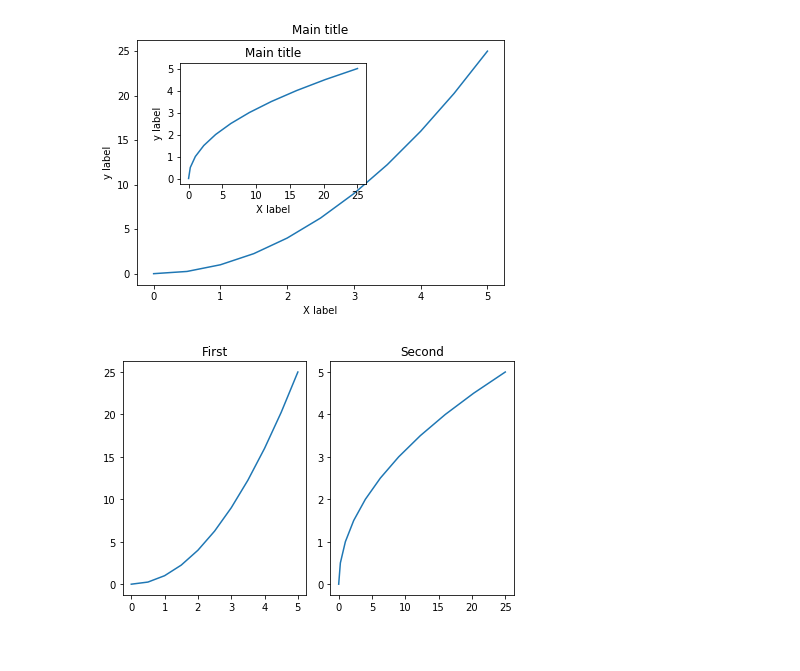
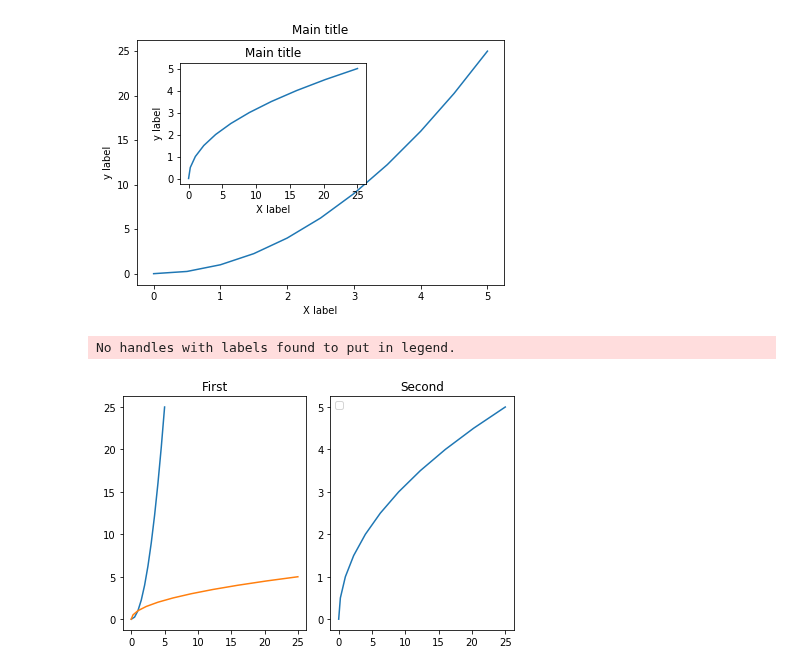
Before and after one commit to Berkat0789/Data_Analysis, a Jupyter notebook: review/MatPlotLib.ipynb, the cells around one changed output. Cells and saved outputs as stored; diff of their text form; code cells hidden in the pictures.

```diff
--- a/review/MatPlotLib.ipynb
+++ b/review/MatPlotLib.ipynb
@@ -65,11 +65,16 @@ plt.show()
 # %%
 #create subplots using oop -> axes here is added automarically be the subplots method
 fig,ax = plt.subplots(1,2)
 ax[0].set_title("First")
 ax[1].set_title("Second")
-ax[0].plot(x,y)
+ax[0].plot(x,y, label = "y dot x")
+ax[0].plot(y,x, label = "x dot y")
 ax[1].plot(y,x)
+
+plt.legend()
+
 plt.tight_layout()
 plt.show()
 # %% [output]
+No handles with labels found to put in legend.
-[figure, old version]
+[figure, new version]
```
Also changed, not shown: parts of 4 cells of this notebook, 2 other files.
